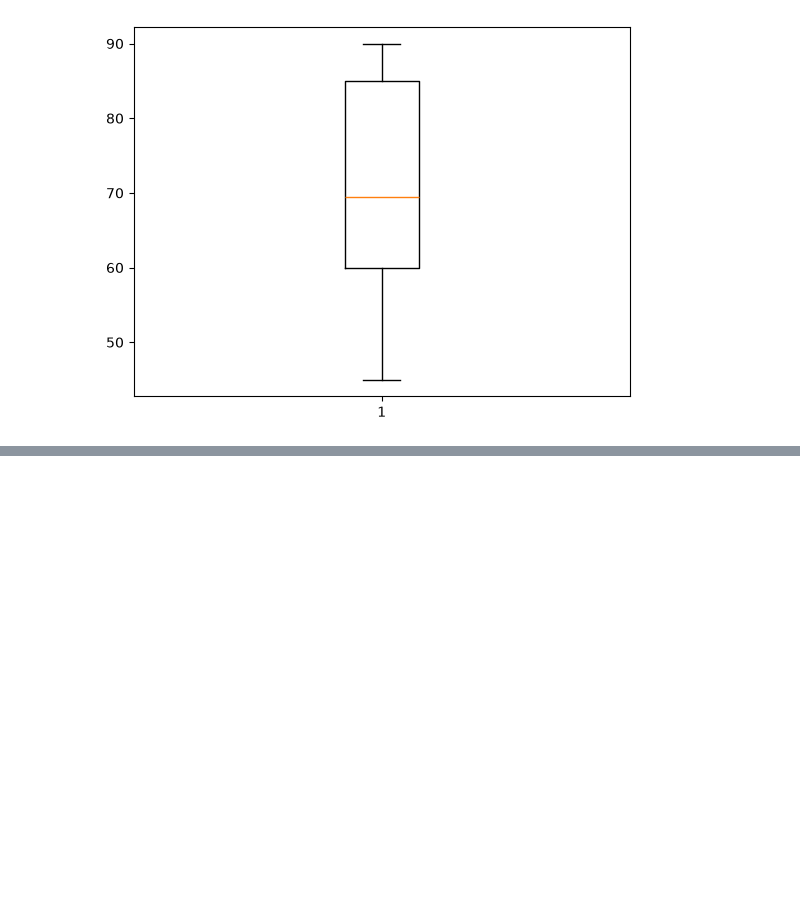
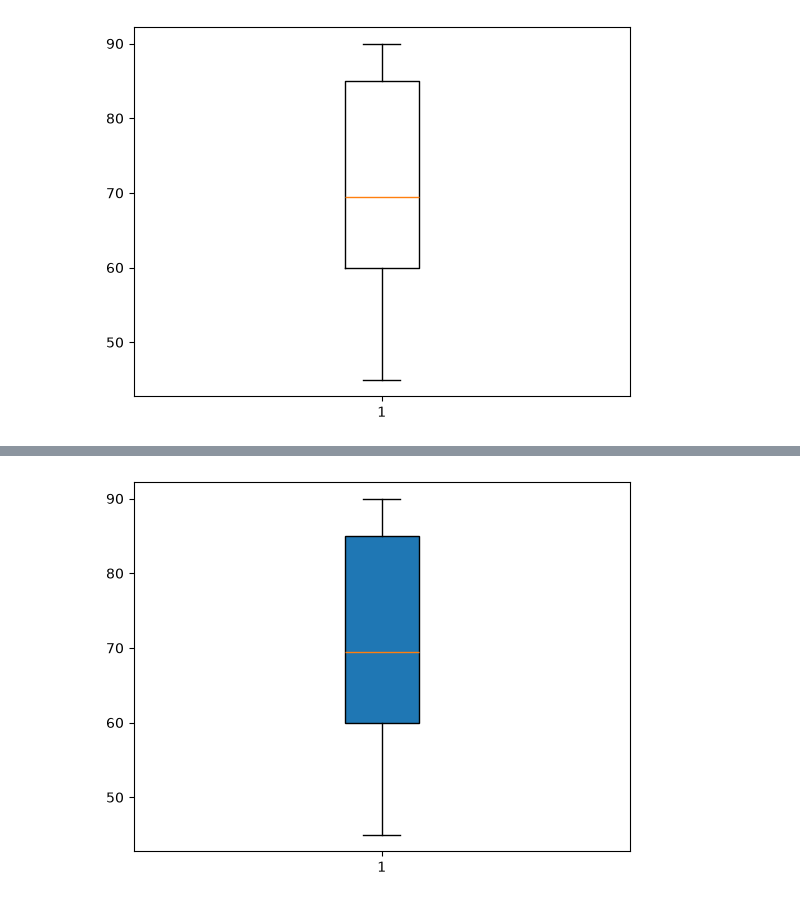
Before and after one commit to AmitKumarPrasad1846/Complete_AI_ML_challenge, a Jupyter notebook: 04_visualisation/visualisation_day_2.ipynb, the cells around one changed output, grey strips where cells are left out. Saved outputs shown, nothing was run; the diff lists cells and outputs as text; code cells hidden in the pictures; blank space fills up the shorter version.

Commit message:
visualisation_day_2 done...

```diff
--- a/04_visualisation/visualisation_day_2.ipynb
+++ b/04_visualisation/visualisation_day_2.ipynb
@@ -257,0 +262,6 @@ plt.show()
+# %%
+data=[45,67,89,55,76,88,90,66,58,72]
+plt.boxplot(data, patch_artist=True)
+plt.show()
+# %% [output]
+[figure, added]
```
Also changed, not shown: parts of 1 cell of this notebook.
